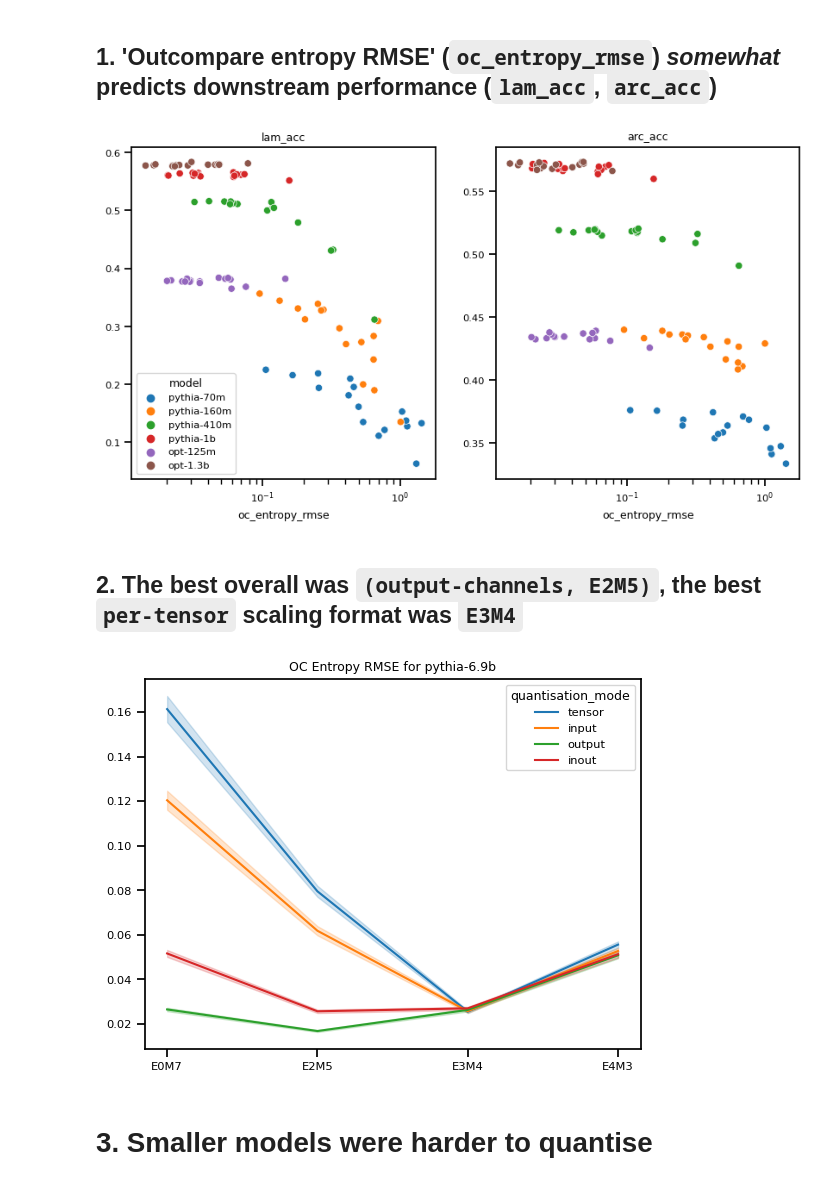
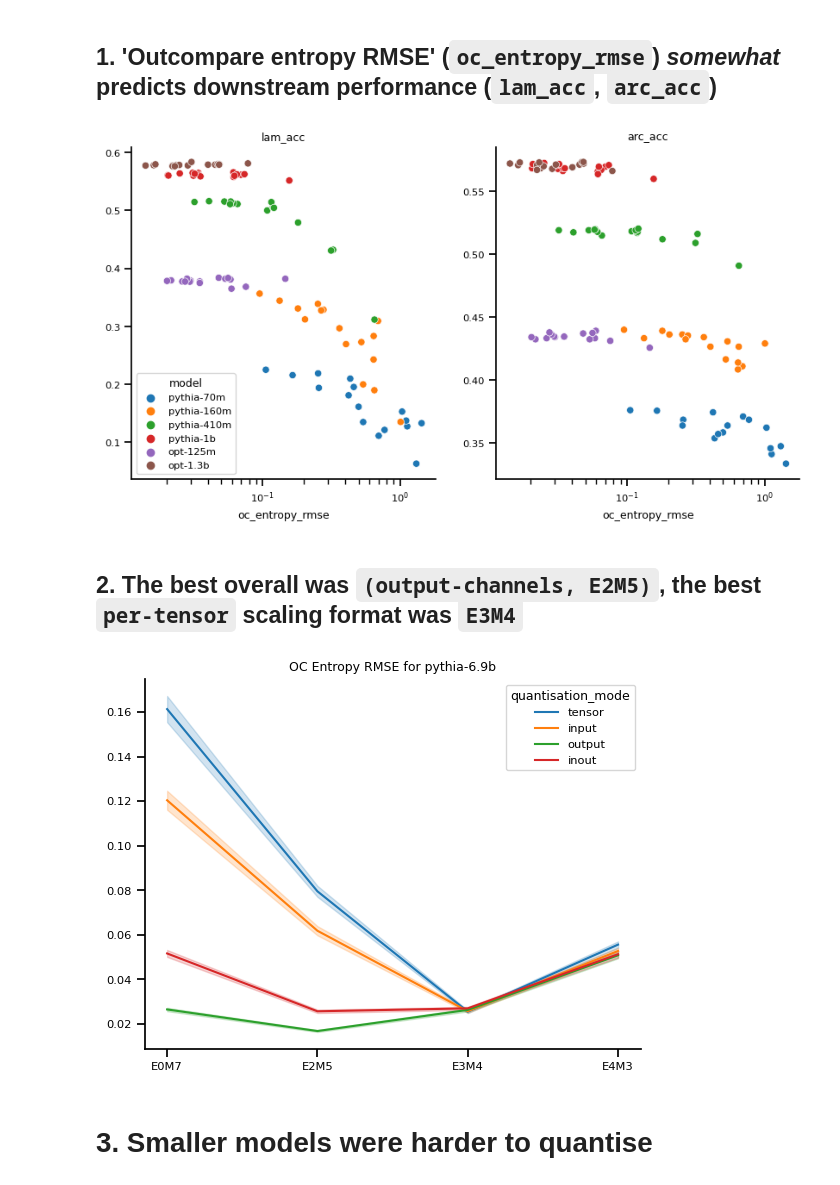
Before and after one commit to graphcore-research/llm-inference-research, a Jupyter notebook: 2023-05-quantisation/Analysis.ipynb, the cells around one changed output. Saved outputs shown, nothing was run; the diff lists cells and outputs as text; code cells hidden in the pictures.

```diff
--- a/2023-05-quantisation/Analysis.ipynb
+++ b/2023-05-quantisation/Analysis.ipynb
@@ -5,9 +5,9 @@ import matplotlib.pyplot as plt
 sns.set_context("notebook", font_scale=0.75)
 # %%
 df = pd.concat([
-    pd.read_json("../../out/sweep_quantisation.jsonl", lines=True),
+    pd.read_json("../../out/2023-05-quantisation/baselines.jsonl", lines=True),
     pd.read_json("../../out/2023-05-quantisation/pythia.jsonl", lines=True),
-    pd.read_json("../../out/sweep_quantisation_optmpt.jsonl", lines=True),
+    pd.read_json("../../out/2023-05-quantisation/optmpt.jsonl", lines=True),
 ]).reset_index()
 df = df[~df["model"].isna()]  # failed run
 
@@ -115,24 +117,26 @@ for i, (y, ax) in enumerate(zip(["lam_acc", "arc_acc"], axs)):
     ax.set_title(y)
     if i:
         ax.legend_.remove()
+sns.despine()
 # %% [output]
-[figure, old version]
+[figure, new version]
 # %% [markdown]
 ## 2. The best overall was `(output-channels, E2M5)`, the best `per-tensor` scaling format was `E3M4`
 # %%
 model = "pythia-6.9b"
 d = (df
      .pipe(lambda d: d[d["model"] == model])
      .pipe(lambda d: d[d["quantisation_mode"] != "none"])
      )
 for (mode, g), hue in zip(d.groupby("quantisation_mode", sort=False), sns.color_palette()):
     v, stderr = g["oc_entropy_rmse"], g["oc_entropy_rmse_stderr"]
     plt.plot(g["format"], v, color=hue, label=mode)
     plt.fill_between(g["format"], v-2*stderr, v+2*stderr, color=hue, alpha=.2)
 plt.legend(title="quantisation_mode")
-plt.title(f"OC Entropy RMSE for {model}");
+plt.title(f"OC Entropy RMSE for {model}")
+sns.despine()
 # %% [output]
-[figure, old version]
+[figure, new version]
 # %% [markdown]
 # 3. Smaller models were harder to quantise
 # %%
```
Also changed, not shown: parts of 6 cells of this notebook, 3 other files.
